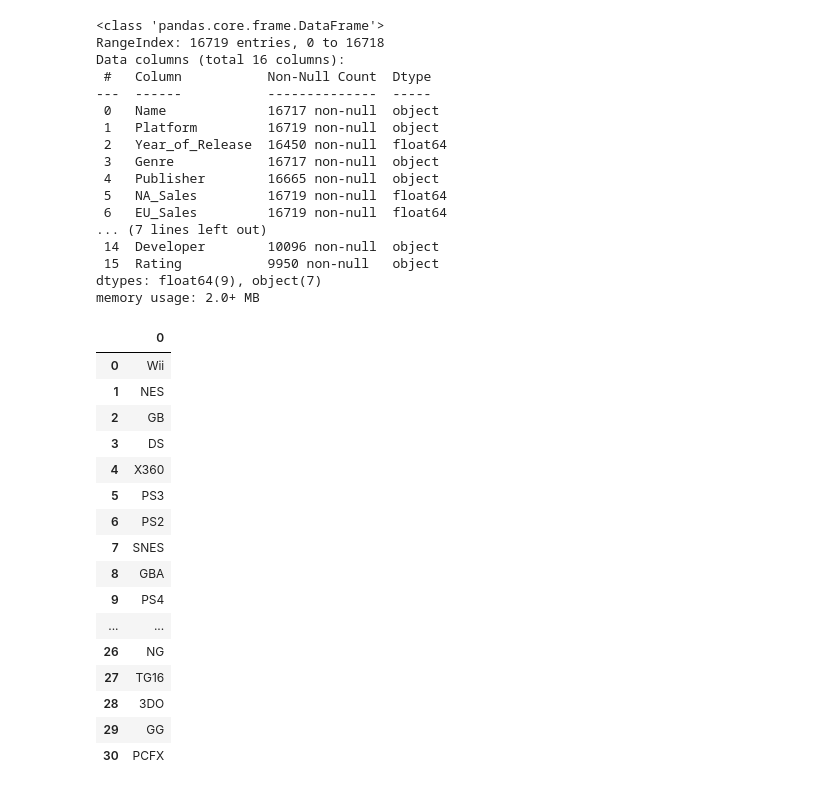
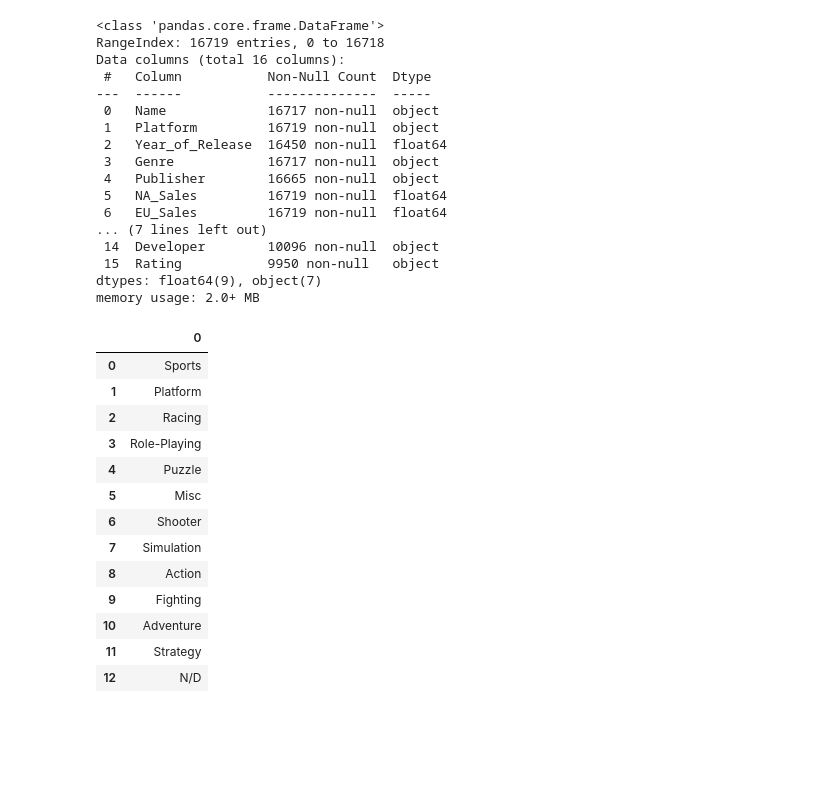
Before and after one commit to ehcp10/trabalho-D2TEC, a Jupyter notebook: preparacao-bd.ipynb, the cells around one changed output. Drawn from its saved outputs; the diff is of its cells as text; code cells hidden in the pictures; blank space fills up the shorter version.

```diff
--- a/preparacao-bd.ipynb
+++ b/preparacao-bd.ipynb
@@ -40,26 +40,24 @@ dtypes: float64(9), object(7)
 memory usage: 2.0+ MB
 # %%
 platform = pd.DataFrame(data['Platform'].unique())
-platform
-# %% [output]
-|  | 0 |
-| 0 | Wii |
-| 1 | NES |
-| 2 | GB |
-| 3 | DS |
-| 4 | X360 |
-| 5 | PS3 |
-| 6 | PS2 |
-| 7 | SNES |
-| 8 | GBA |
-| 9 | PS4 |
-| ... | ... |
-| 26 | NG |
-| 27 | TG16 |
-| 28 | 3DO |
-| 29 | GG |
-| 30 | PCFX |
 # %%
 genre = pd.DataFrame(data['Genre'].unique())
+genre.fillna('N/D', inplace=True)
+genre
+# %% [output]
+|  | 0 |
+| 0 | Sports |
+| 1 | Platform |
+| 2 | Racing |
+| 3 | Role-Playing |
+| 4 | Puzzle |
+| 5 | Misc |
+| 6 | Shooter |
+| 7 | Simulation |
+| 8 | Action |
+| 9 | Fighting |
+| 10 | Adventure |
+| 11 | Strategy |
+| 12 | N/D |
 # %%
 publisher = pd.DataFrame(data['Publisher'].unique())
```
Also changed, not shown: parts of 9 cells of this notebook, 1 other file.
